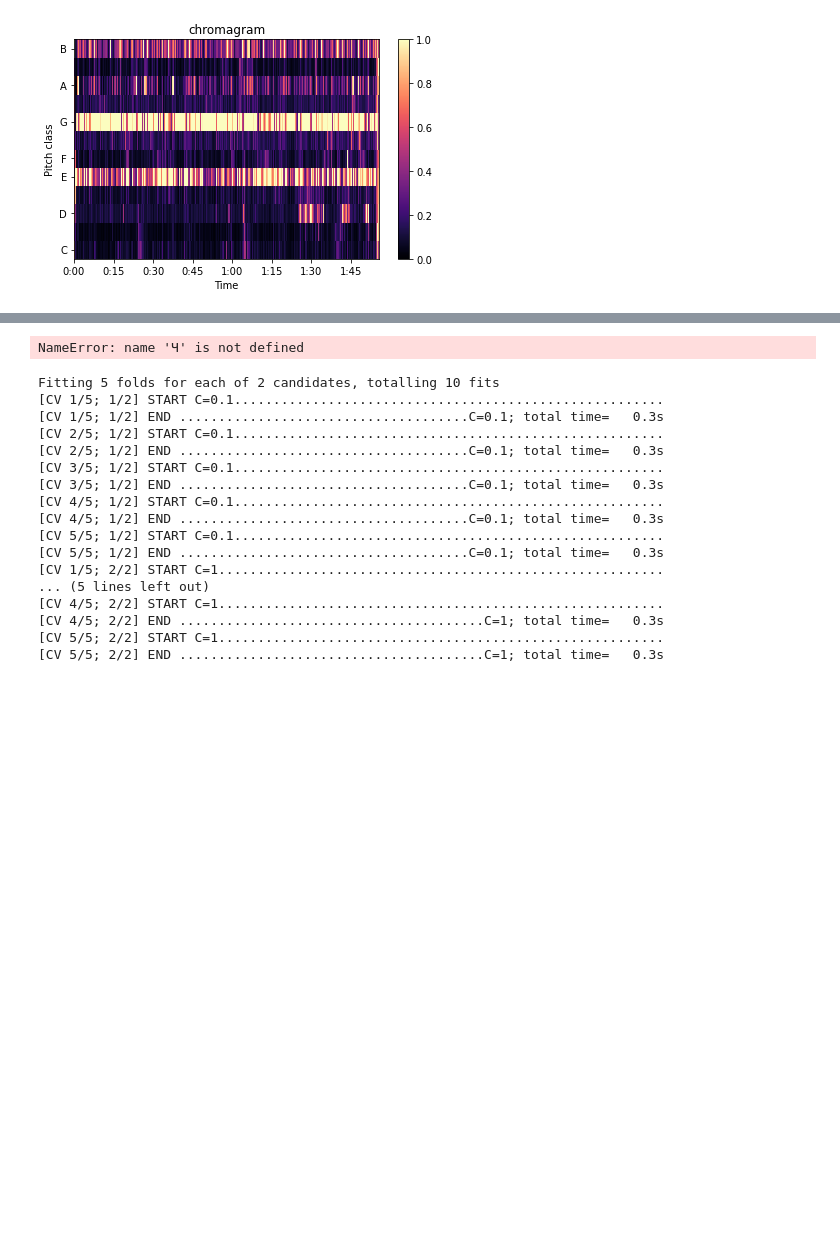
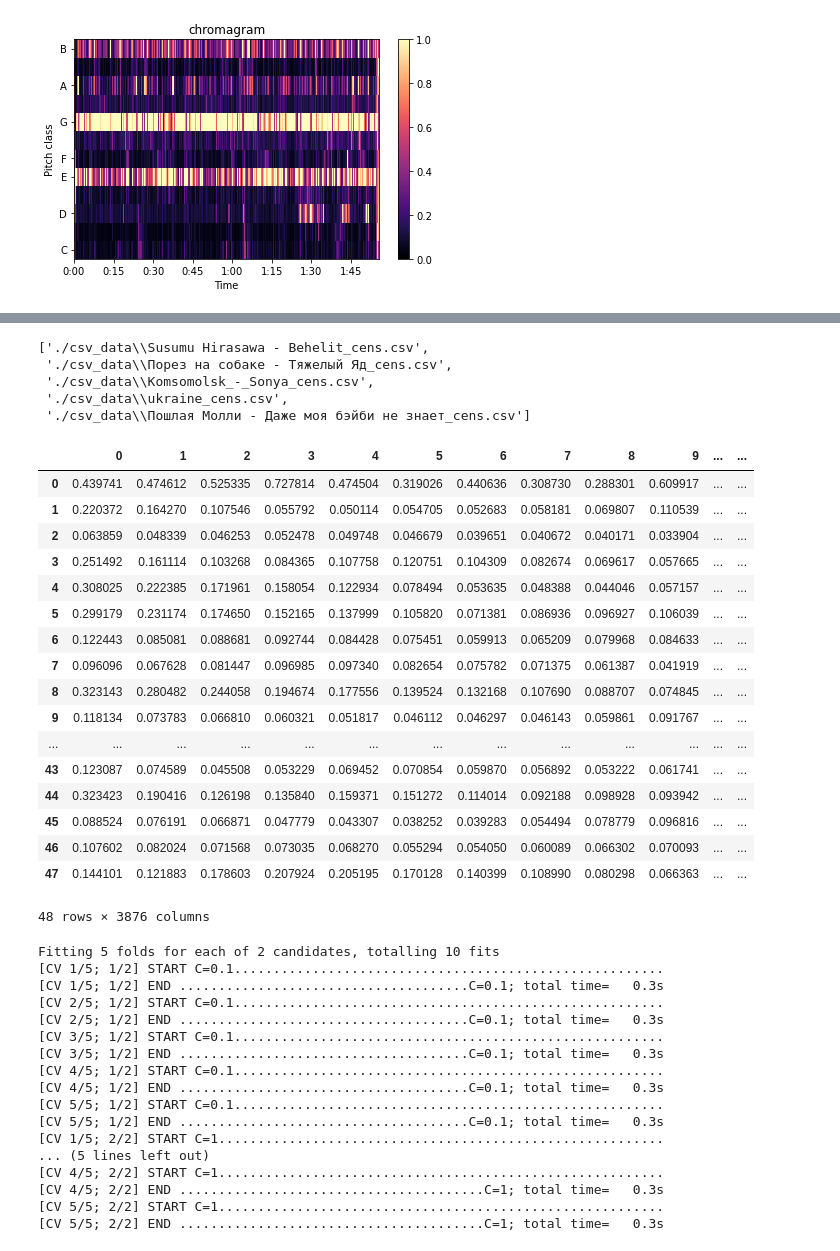
Before and after one commit to Sergey-Shulnyaev/ZamZam, a Jupyter notebook: Spectogram.ipynb, the cells around one changed output, grey strips where cells are left out. Cells and saved outputs as stored; diff of their text form; code cells hidden in the pictures; blank space fills up the shorter version.

Commit message:
data gen cens changes

```diff
--- a/Spectogram.ipynb
+++ b/Spectogram.ipynb
@@ -60,3 +50,13 @@ songs_names
+# %%
+songs_dir = './csv_data'
+songs_names = glob(songs_dir+ "\*.csv")
+songs_names
+# %% [output]
+['./csv_data\\Susumu Hirasawa - Behelit_cens.csv',
+ './csv_data\\Порез на собаке - Тяжелый Яд_cens.csv',
+ './csv_data\\Komsomolsk_-_Sonya_cens.csv',
+ './csv_data\\ukraine_cens.csv',
+ './csv_data\\Пошлая Молли - Даже моя бэйби не знает_cens.csv']
 # %%
 def load_cens_pandas(load_dir):
     df = pd.DataFrame()
@@ -68,10 +68,3 @@ def load_cens_pandas(load_dir):
         df_to_merge['y'] = np.full(len(df_to_merge), i)
         df = pd.concat([df, df_to_merge])
     return y_dict_reverse, df
-# %%
-csv_dir = './csv_data'
-rev_dict, df = load_cens_pandas(csv_dir)
-X = df.drop('y', axis = 1)
-y = df['y']
-# %% [output]
-NameError: name 'Ч' is not defined
@@ -82,0 +76,21 @@ from sklearn.neighbors import KNeighborsClassifier
+# %%
+X
+# %% [output]
+|  | 0 | 1 | 2 | 3 | 4 | 5 | 6 | 7 | 8 | 9 | ... | ... |
+| 0 | 0.439741 | 0.474612 | 0.525335 | 0.727814 | 0.474504 | 0.319026 | 0.440636 | 0.308730 | 0.288301 | 0.609917 | ... | ... |
+| 1 | 0.220372 | 0.164270 | 0.107546 | 0.055792 | 0.050114 | 0.054705 | 0.052683 | 0.058181 | 0.069807 | 0.110539 | ... | ... |
+| 2 | 0.063859 | 0.048339 | 0.046253 | 0.052478 | 0.049748 | 0.046679 | 0.039651 | 0.040672 | 0.040171 | 0.033904 | ... | ... |
+| 3 | 0.251492 | 0.161114 | 0.103268 | 0.084365 | 0.107758 | 0.120751 | 0.104309 | 0.082674 | 0.069617 | 0.057665 | ... | ... |
+| 4 | 0.308025 | 0.222385 | 0.171961 | 0.158054 | 0.122934 | 0.078494 | 0.053635 | 0.048388 | 0.044046 | 0.057157 | ... | ... |
+| 5 | 0.299179 | 0.231174 | 0.174650 | 0.152165 | 0.137999 | 0.105820 | 0.071381 | 0.086936 | 0.096927 | 0.106039 | ... | ... |
+| 6 | 0.122443 | 0.085081 | 0.088681 | 0.092744 | 0.084428 | 0.075451 | 0.059913 | 0.065209 | 0.079968 | 0.084633 | ... | ... |
+| 7 | 0.096096 | 0.067628 | 0.081447 | 0.096985 | 0.097340 | 0.082654 | 0.075782 | 0.071375 | 0.061387 | 0.041919 | ... | ... |
+| 8 | 0.323143 | 0.280482 | 0.244058 | 0.194674 | 0.177556 | 0.139524 | 0.132168 | 0.107690 | 0.088707 | 0.074845 | ... | ... |
+| 9 | 0.118134 | 0.073783 | 0.066810 | 0.060321 | 0.051817 | 0.046112 | 0.046297 | 0.046143 | 0.059861 | 0.091767 | ... | ... |
+| ... | ... | ... | ... | ... | ... | ... | ... | ... | ... | ... | ... | ... |
+| 43 | 0.123087 | 0.074589 | 0.045508 | 0.053229 | 0.069452 | 0.070854 | 0.059870 | 0.056892 | 0.053222 | 0.061741 | ... | ... |
+| 44 | 0.323423 | 0.190416 | 0.126198 | 0.135840 | 0.159371 | 0.151272 | 0.114014 | 0.092188 | 0.098928 | 0.093942 | ... | ... |
+| 45 | 0.088524 | 0.076191 | 0.066871 | 0.047779 | 0.043307 | 0.038252 | 0.039283 | 0.054494 | 0.078779 | 0.096816 | ... | ... |
+| 46 | 0.107602 | 0.082024 | 0.071568 | 0.073035 | 0.068270 | 0.055294 | 0.054050 | 0.060089 | 0.066302 | 0.070093 | ... | ... |
+| 47 | 0.144101 | 0.121883 | 0.178603 | 0.207924 | 0.205195 | 0.170128 | 0.140399 | 0.108990 | 0.080298 | 0.066363 | ... | ... |
+48 rows × 3876 columns
```
Also changed, not shown: parts of 8 cells of this notebook, 1 other file.
